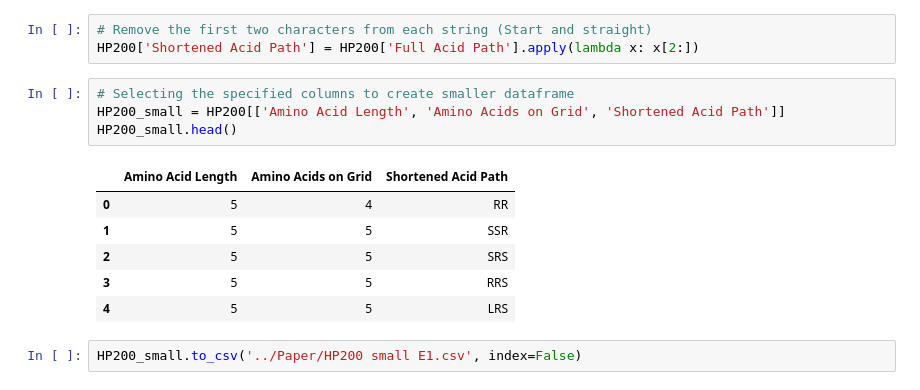
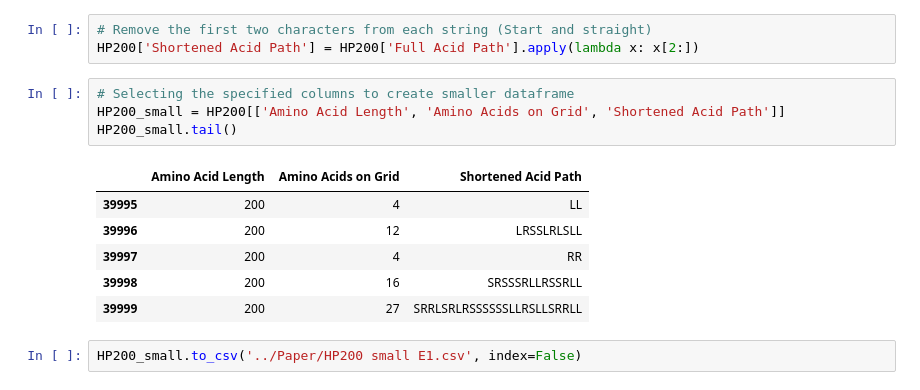
Before and after one commit to jessekommandeur/Protein-Folding, a Jupyter notebook: Paper 1/Experiments/Protein folding algorithm Experiment 1 .ipynb, the cells around one changed output. Drawn from its saved outputs; the diff is of its cells as text.

```diff
--- a/Paper 1/Experiments/Protein folding algorithm Experiment 1 .ipynb
+++ b/Paper 1/Experiments/Protein folding algorithm Experiment 1 .ipynb
@@ -468,13 +489,13 @@ HP200['Shortened Acid Path'] = HP200['Full Acid Path'].apply(lambda x: x[2:])
 # %%
 # Selecting the specified columns to create smaller dataframe
 HP200_small = HP200[['Amino Acid Length', 'Amino Acids on Grid', 'Shortened Acid Path']]
-HP200_small.head()
+HP200_small.tail()
 # %% [output]
 |  | Amino Acid Length | Amino Acids on Grid | Shortened Acid Path |
-| 0 | 5 | 4 | RR |
-| 1 | 5 | 5 | SSR |
-| 2 | 5 | 5 | SRS |
-| 3 | 5 | 5 | RRS |
-| 4 | 5 | 5 | LRS |
+| 39995 | 200 | 4 | LL |
+| 39996 | 200 | 12 | LRSSLRLSLL |
+| 39997 | 200 | 4 | RR |
+| 39998 | 200 | 16 | SRSSSRLLRSSRLL |
+| 39999 | 200 | 27 | SRRLSRLRSSSSSSLLRSLLSRRLL |
 # %%
 HP200_small.to_csv('../Paper/HP200 small E1.csv', index=False)
```
Also changed, not shown: parts of 13 cells of this notebook, 3 other files.
